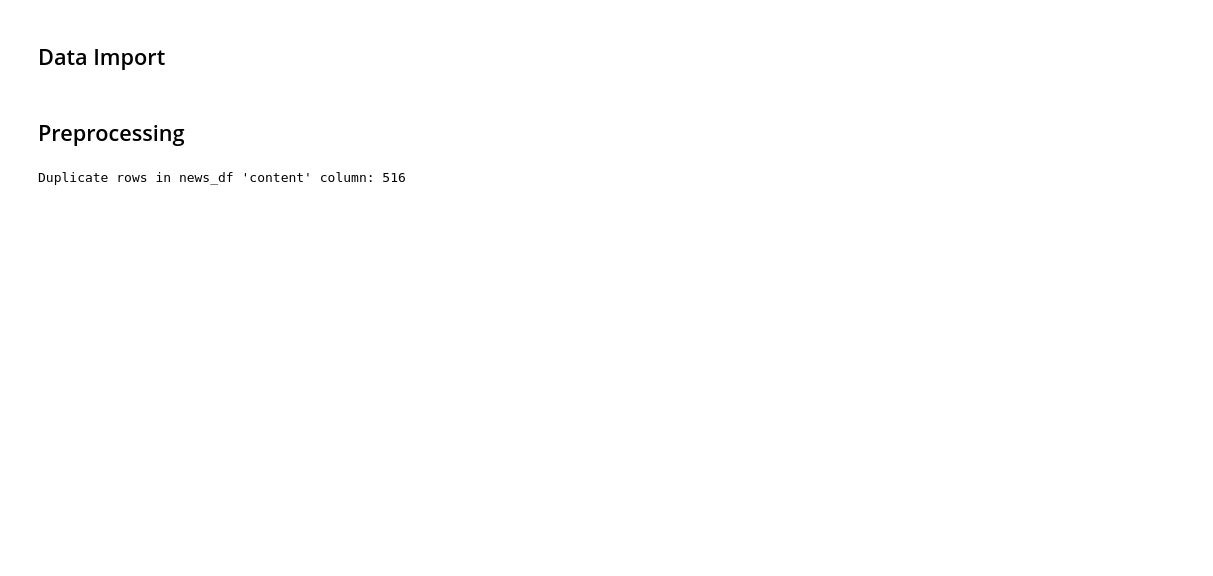
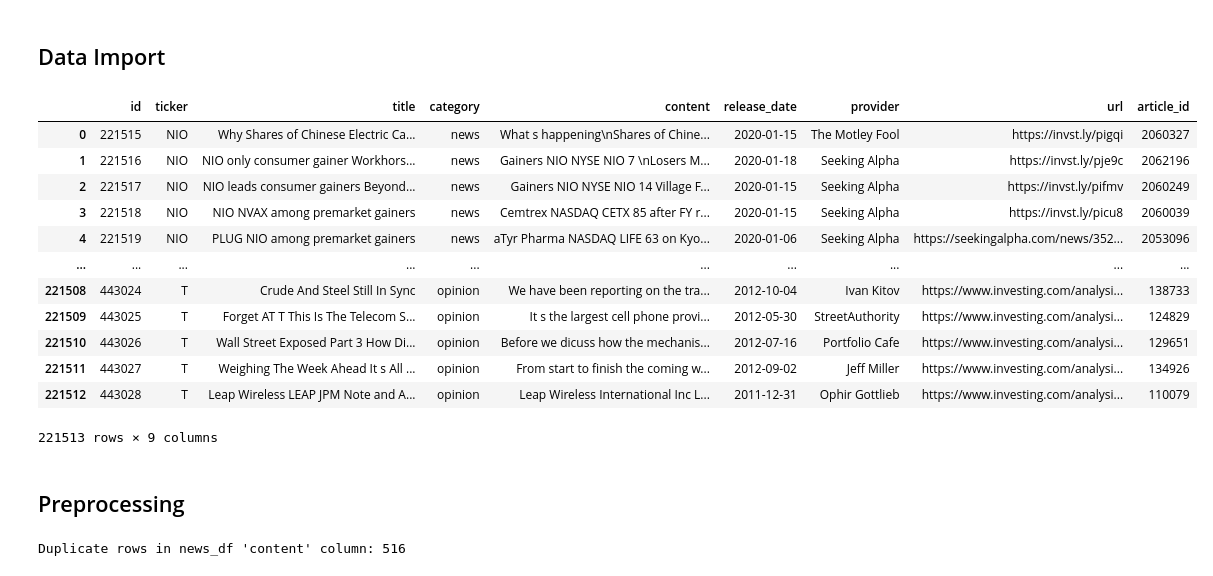
Before and after one commit to NGaast/NLPAssignment1, a Jupyter notebook: Assignment1_NLP.ipynb, the cells around one changed output. Drawn from its saved outputs; the diff is of its cells as text; code cells hidden in the pictures; blank space fills up the shorter version.

```diff
--- a/Assignment1_NLP.ipynb
+++ b/Assignment1_NLP.ipynb
@@ -29,6 +36,22 @@ from sklearn.feature_extraction.text import CountVectorizer
 # %%
 apple_df = pd.read_csv("Data/AAPL.csv")
 news_df = pd.read_csv("Data/us_equities_news_dataset.csv")
+# %%
+news_df
+# %% [output]
+|  | id | ticker | title | category | content | release_date | provider | url | article_id |
+| 0 | 221515 | NIO | Why Shares of Chinese Electric Ca... | news | What s happening\nShares of Chine... | 2020-01-15 | The Motley Fool | https://invst.ly/pigqi | 2060327 |
+| 1 | 221516 | NIO | NIO only consumer gainer Workhors... | news | Gainers NIO NYSE NIO 7 \nLosers M... | 2020-01-18 | Seeking Alpha | https://invst.ly/pje9c | 2062196 |
+| 2 | 221517 | NIO | NIO leads consumer gainers Beyond... | news | Gainers NIO NYSE NIO 14 Village F... | 2020-01-15 | Seeking Alpha | https://invst.ly/pifmv | 2060249 |
+| 3 | 221518 | NIO | NIO NVAX among premarket gainers | news | Cemtrex NASDAQ CETX 85 after FY r... | 2020-01-15 | Seeking Alpha | https://invst.ly/picu8 | 2060039 |
+| 4 | 221519 | NIO | PLUG NIO among premarket gainers | news | aTyr Pharma NASDAQ LIFE 63 on Kyo... | 2020-01-06 | Seeking Alpha | https://seekingalpha.com/news/352... | 2053096 |
+| ... | ... | ... | ... | ... | ... | ... | ... | ... | ... |
+| 221508 | 443024 | T | Crude And Steel Still In Sync | opinion | We have been reporting on the tra... | 2012-10-04 | Ivan Kitov | https://www.investing.com/analysi... | 138733 |
+| 221509 | 443025 | T | Forget AT T This Is The Telecom S... | opinion | It s the largest cell phone provi... | 2012-05-30 | StreetAuthority | https://www.investing.com/analysi... | 124829 |
+| 221510 | 443026 | T | Wall Street Exposed Part 3 How Di... | opinion | Before we dicuss how the mechanis... | 2012-07-16 | Portfolio Cafe | https://www.investing.com/analysi... | 129651 |
+| 221511 | 443027 | T | Weighing The Week Ahead It s All ... | opinion | From start to finish the coming w... | 2012-09-02 | Jeff Miller | https://www.investing.com/analysi... | 134926 |
+| 221512 | 443028 | T | Leap Wireless LEAP JPM Note and A... | opinion | Leap Wireless International Inc L... | 2011-12-31 | Ophir Gottlieb | https://www.investing.com/analysi... | 110079 |
+221513 rows × 9 columns
 # %% [markdown]
 ## Preprocessing
 # %%
```
Also changed, not shown: parts of 12 cells of this notebook.
